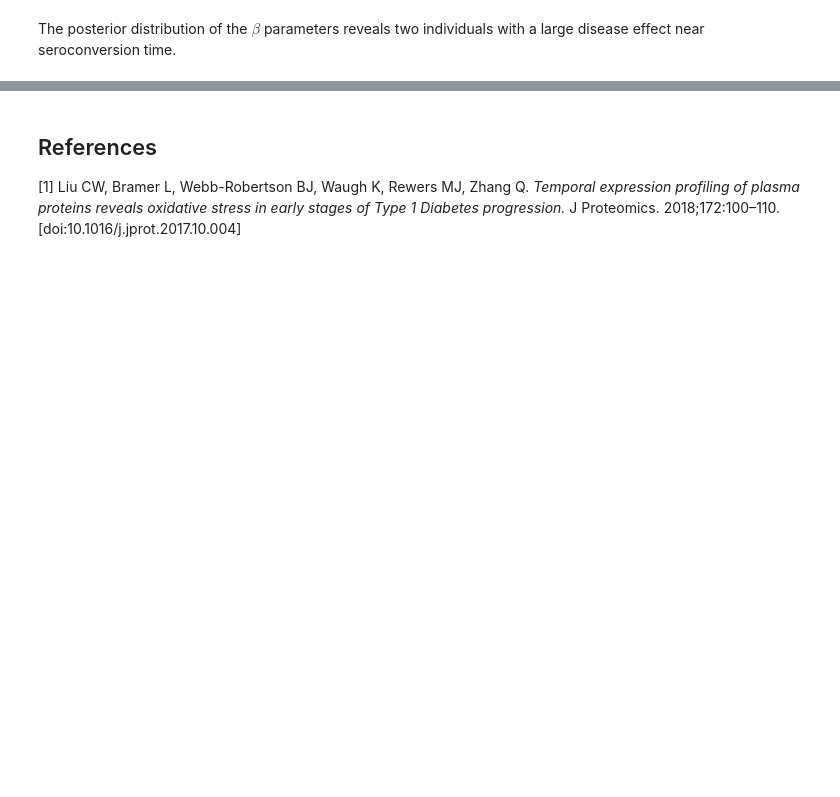
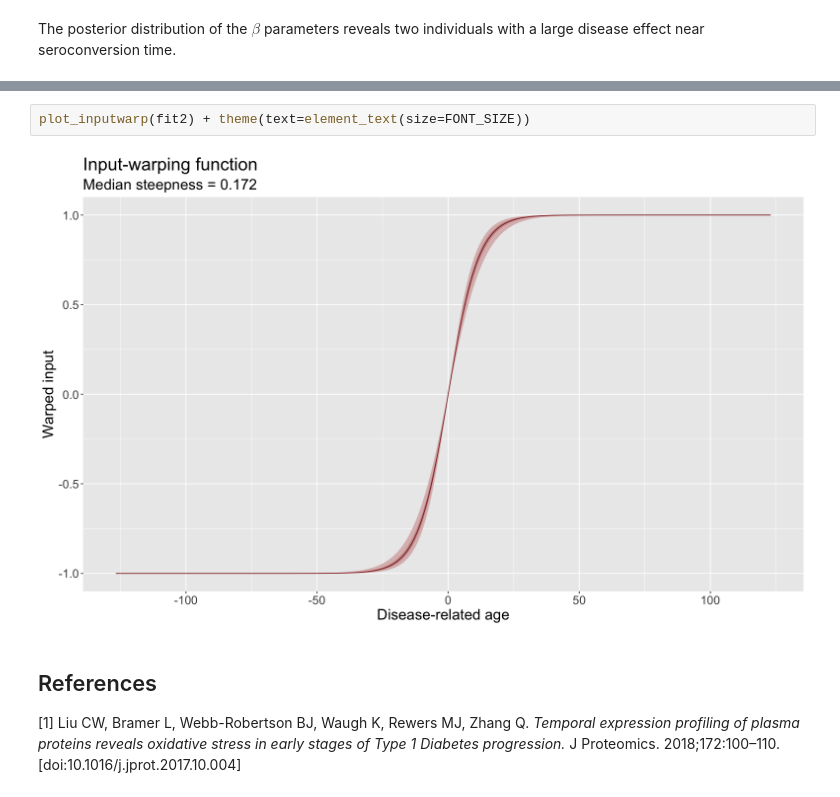
Before and after one commit to jtimonen/lgpr-usage, a Jupyter notebook: notebooks/proteomics.ipynb, the cells around one changed output, grey strips where cells are left out. Drawn from its saved outputs; the diff is of its cells as text; blank space fills up the shorter version.

```diff
--- a/notebooks/proteomics.ipynb
+++ b/notebooks/proteomics.ipynb
@@ -203,3 +193,7 @@ plot2b
+# %%
+plot_inputwarp(fit2) + theme(text=element_text(size=FONT_SIZE))
+# %% [output]
+[figure, added]
 # %% [markdown]
 ## References
 [1] Liu CW, Bramer L, Webb-Robertson BJ, Waugh K, Rewers MJ, Zhang Q. *Temporal expression profiling of plasma proteins reveals oxidative stress in early stages of Type 1 Diabetes progression.* J Proteomics. 2018;172:100–110. [doi:10.1016/j.jprot.2017.10.004]
```
Also changed, not shown: parts of 9 cells of this notebook, 2 other files.
